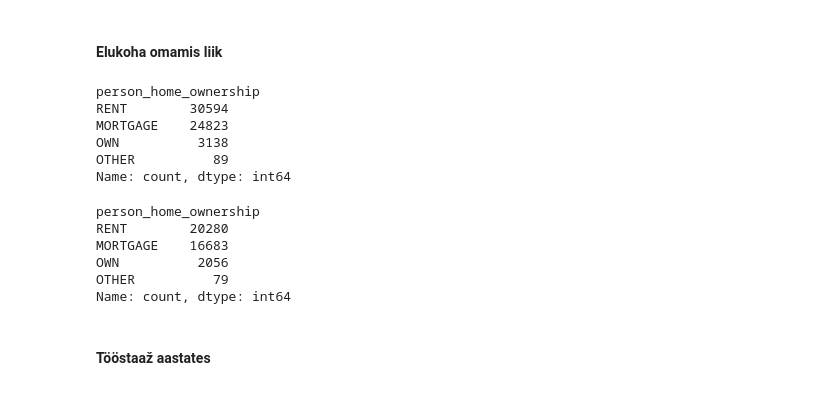
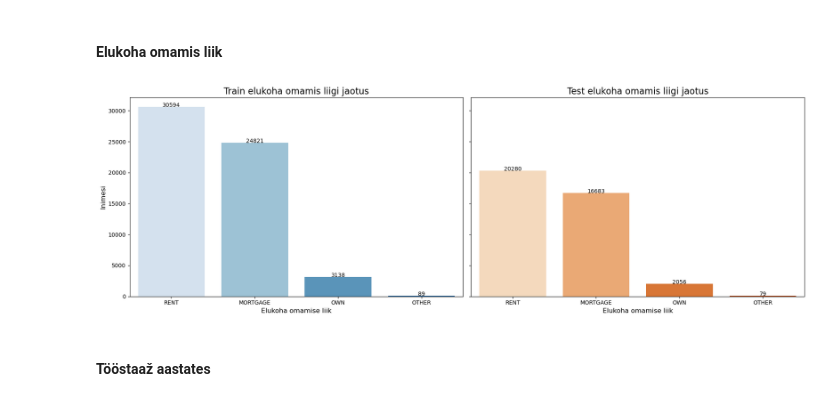
Before and after one commit to madispuu/Loan_Approval_Prediction, a Jupyter notebook: TEAM.ipynb, the cells around one changed output. Cells and saved outputs as stored; diff of their text form; code cells hidden in the pictures.

```diff
--- a/TEAM.ipynb
+++ b/TEAM.ipynb
@@ -203,23 +203,38 @@ plt.show()
 # %% [markdown]
 #### **Elukoha omamis liik**
-# %%
-df_train["person_home_ownership"].value_counts()
-# %% [output]
-person_home_ownership
-RENT        30594
-MORTGAGE    24823
-OWN          3138
-OTHER          89
-Name: count, dtype: int64
-# %%
-df_test["person_home_ownership"].value_counts()
-# %% [output]
-person_home_ownership
-RENT        20280
-MORTGAGE    16683
-OWN          2056
-OTHER          79
-Name: count, dtype: int64
+# %%
+train_counts = df_train["person_home_ownership"].value_counts().reset_index()
+test_counts = df_test["person_home_ownership"].value_counts().reset_index()
+train_counts.columns = ["home_ownership", "count"]
+test_counts.columns = ["home_ownership", "count"]
+
+# et oleks 2 kõrvuti
+fig, axes = plt.subplots(1, 2, figsize=(18, 6), sharey=True)
+
+# Train
+train_plot = sns.barplot(x="home_ownership", y="count", data=train_counts, ax=axes[0], palette="Blues", hue='home_ownership',  legend=False)
+axes[0].set_title("Train elukoha omamis liigi jaotus", fontsize=16)
+axes[0].set_xlabel("Elukoha omamise liik", fontsize=12)
+axes[0].set_ylabel("Inimesi", fontsize=12)
+
+#Lisab numbrid Train andmetele
+for bar, count in zip(train_plot.patches, train_counts["count"]):
+    axes[0].text(bar.get_x() + bar.get_width() / 2, bar.get_height() + 0.5, int(count), ha='center', fontsize=10)
+
+# Test
+test_plot = sns.barplot(x="home_ownership", y="count", data=test_counts, ax=axes[1], palette="Oranges",  hue='home_ownership',  legend=False)
+axes[1].set_title("Test elukoha omamis liigi jaotus", fontsize=16)
+axes[1].set_xlabel("Elukoha omamise liik", fontsize=12)
+
+#Lisab numbrid Test andmetele
+for bar, count in zip(test_plot.patches, test_counts["count"]):
+    axes[1].text(bar.get_x() + bar.get_width() / 2, bar.get_height() + 0.5, int(count), ha='center', fontsize=10)
+
+
+plt.tight_layout()
+plt.show()
+# %% [output]
+[figure, added]
 # %% [markdown]
 #### **Tööstaaž aastates**
 # %%
```
Also changed, not shown: parts of 11 cells of this notebook.
